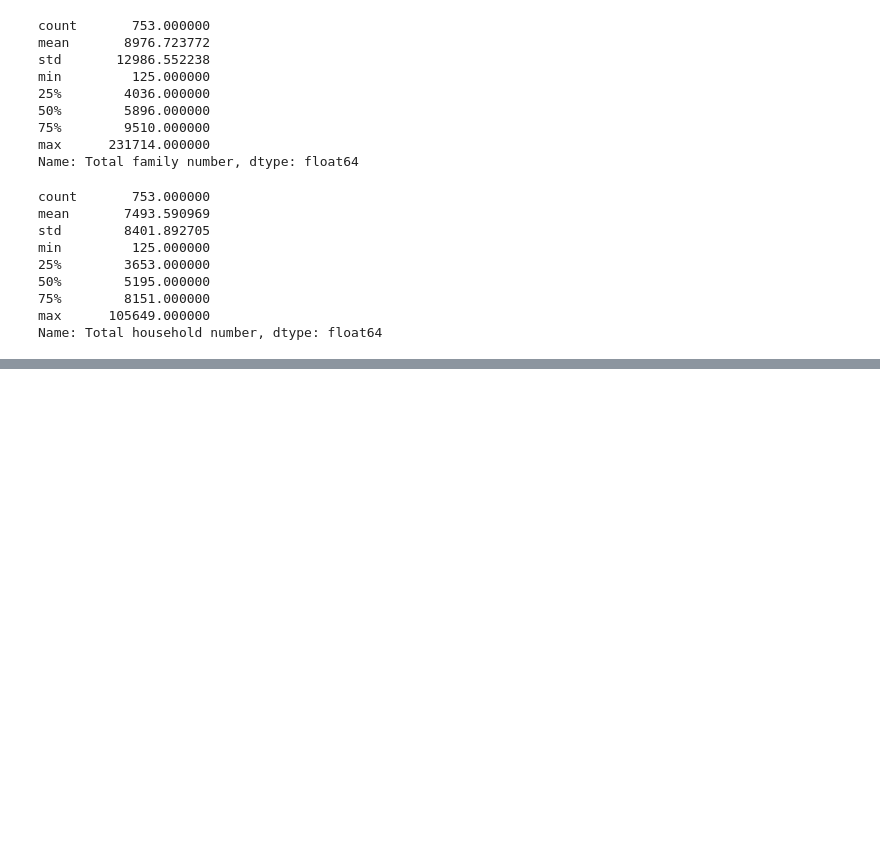
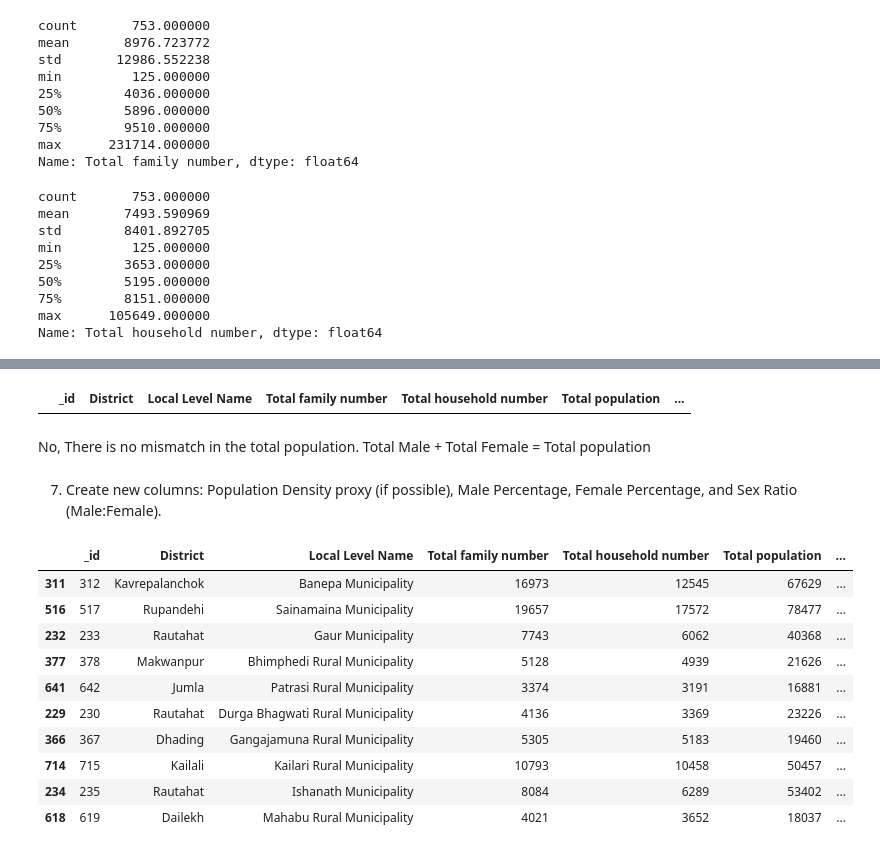
Before and after one commit to bikashsahani/nepal-census-2021-EDA, a Jupyter notebook: census_eda_project.ipynb, the cells around one changed output, grey strips where cells are left out. Cells and saved outputs as stored; diff of their text form; code cells hidden in the pictures; blank space fills up the shorter version.

Commit message:
completed data cleaning and manipulation

```diff
--- a/census_eda_project.ipynb
+++ b/census_eda_project.ipynb
@@ -208,0 +213,3 @@ Name: Total household number, dtype: float64
+# %%
+data['mismatch']=(data['Total Male'] + data['Total Female']) == data['Total population']
+data
@@ -208,0 +230,29 @@ Name: Total household number, dtype: float64
+# %%
+data[data['mismatch']=='False']
+# %% [output]
+|  | _id | District | Local Level Name | Total family number | Total household number | Total population | ... |
+# %% [markdown]
+No, There is no mismatch in the total population. Total Male + Total Female = Total population
+# %% [markdown]
+7. Create new columns: Population Density proxy (if possible), Male Percentage, Female Percentage, and Sex Ratio (Male:Female).
+# %%
+data['Male percentage'] = ((data['Total Male'] / data['Total population']) * 100).round(2)
+data['Female percentage'] = ((data['Total Female'] / data['Total population']) * 100).round(2)
+data['Sex Ration'] = (data['Total Male'] / data['Total Female']).round(2)
+
+# Population Density (Average population per household)
+data['population density'] = data['Total population'] / data['Total household number']
+# %%
+data.sample(10)
+# %% [output]
+|  | _id | District | Local Level Name | Total family number | Total household number | Total population | ... |
+| 311 | 312 | Kavrepalanchok | Banepa Municipality | 16973 | 12545 | 67629 | ... |
+| 516 | 517 | Rupandehi | Sainamaina Municipality | 19657 | 17572 | 78477 | ... |
+| 232 | 233 | Rautahat | Gaur Municipality | 7743 | 6062 | 40368 | ... |
+| 377 | 378 | Makwanpur | Bhimphedi Rural Municipality | 5128 | 4939 | 21626 | ... |
+| 641 | 642 | Jumla | Patrasi Rural Municipality | 3374 | 3191 | 16881 | ... |
+| 229 | 230 | Rautahat | Durga Bhagwati Rural Municipality | 4136 | 3369 | 23226 | ... |
+| 366 | 367 | Dhading | Gangajamuna Rural Municipality | 5305 | 5183 | 19460 | ... |
+| 714 | 715 | Kailali | Kailari Rural Municipality | 10793 | 10458 | 50457 | ... |
+| 234 | 235 | Rautahat | Ishanath Municipality | 8084 | 6289 | 53402 | ... |
+| 618 | 619 | Dailekh | Mahabu Rural Municipality | 4021 | 3652 | 18037 | ... |
```
Also changed, not shown: parts of 11 cells of this notebook.
